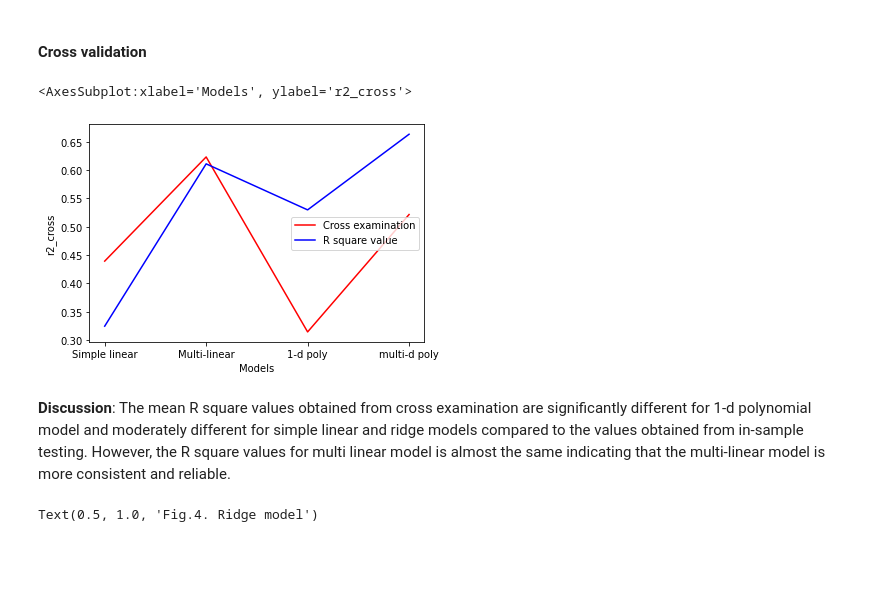
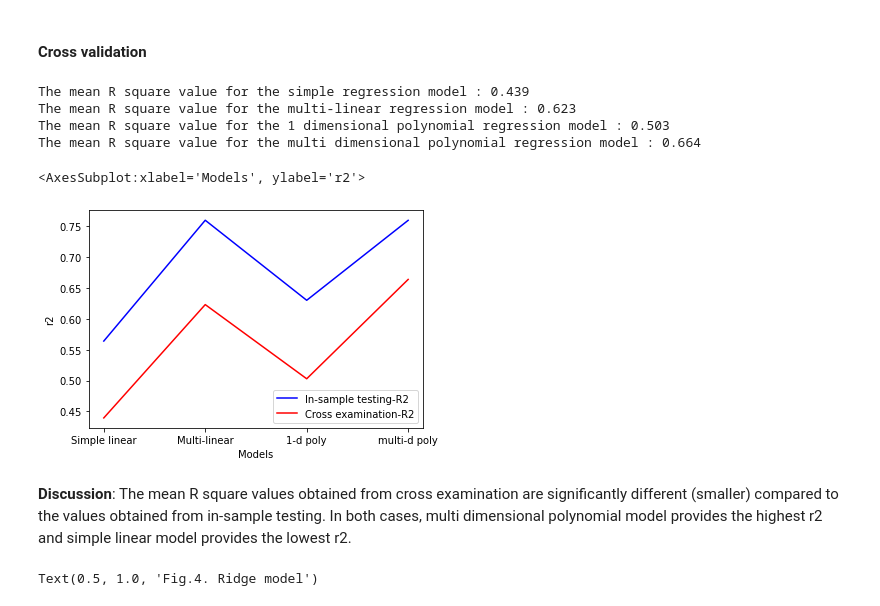
Before and after one commit to Farhad-Davaripour/Step_by_Step_Data_Analysis_Auto_Dataset, a Jupyter notebook: Code_Python.ipynb, the cells around one changed output. Drawn from its saved outputs; the diff is of its cells as text; code cells hidden in the pictures; blank space fills up the shorter version.

```diff
--- a/Code_Python.ipynb
+++ b/Code_Python.ipynb
@@ -655,7 +655,7 @@ Text(0.5, 1.0, 'Distribution plot')
 # before creating the ridge model, let's find the alpha parameter in the Ridge model which leads to the highest R square.
 # R square will be further discussed under the model evaluation section
 alpha=[]
-deg = 3
+deg = 4
 for A in range(-5,5):
     alpha.append(10**A)
 ##
@@ -685,7 +685,7 @@ Text(0, 0.5, 'Mean R-square_test data')
 **Discussion**: The analyses above shows that using the alpha value equal to 10 where the values are normalized leads to the highest R square (0.67). Hence this value is used in the Ridge model.
 # %%
 %%capture --no-display
-deg = 3
+deg = 4
 input_ridge = [('polynomial',PolynomialFeatures(degree=deg)),('model',Ridge(alpha=10, normalize=True))]
 pipe_ridge = Pipeline(input_ridge)
 pipe_ridge.fit(x_train[cor_list],y_train)
@@ -719,3 +719,10 @@ sns.barplot(df_mse['Models'], df_mse['MSE'])
 **Discussion**: The comparison of MSE for 4 regression models indicates that using the ridge multi-dimensional polynomial and multi-linear model lead to the similar and favorable results and the simple linear model has the highest MSE.
 # %% [markdown]
 #### R square (also known as the coefficient of determination)
+# %%
+r2_lr = lm_lr.score(df[['horsepower']],df[['price']])
+r2_lm = lm_mr.score(df[cor_list],df[['price']])
+r2_poly_1d = pipe_poly.score(df[['horsepower']],df[['price']])
+r2_poly_ridge = pipe_ridge.score(df[cor_list],df[['price']])
+df_r2 = pd.DataFrame({'r2':[r2_lr,r2_lm,r2_poly_1d,r2_poly_ridge],'Models':['Simple linear','Multi-linear','1-d poly','multi-d poly']})
+sns.barplot(df_r2['Models'], df_r2['r2'])
@@ -724,30 +734,34 @@ sns.barplot(df_mse['Models'], df_mse['MSE'])
 # %% [markdown]
 #### Cross validation
 # %%
-%%capture --no-display
+# %%capture --no-display
 cv=4
 ## simple regression model
 mean_score_lr= cross_val_score(LinearRegression(), x_data_total[['horsepower']], y_data_total, cv=cv)
 print(f"The mean R square value for the simple regression model : {round(mean_score_lr.mean(),3)}")
 ## multi-linear regression model
-mean_score_mr= cross_val_score(LinearRegression(), x_data_total, y_data_total, cv=cv)
+mean_score_mr= cross_val_score(LinearRegression(), x_data_total[cor_list], y_data_total, cv=cv)
 print(f"The mean R square value for the multi-linear regression model : {round(mean_score_mr.mean(),3)}")
 ## 1 dimensional polynomial regression model
-mean_score_1p= cross_val_score(LinearRegression(), PolynomialFeatures().fit_transform(x_data_total[['horsepower']]), y_data_total, cv=cv)
+mean_score_1p= cross_val_score(LinearRegression(), PolynomialFeatures(degree=4).fit_transform(x_data_total[['horsepower']]), y_data_total, cv=cv)
 print(f"The mean R square value for the 1 dimensional polynomial regression model : {round(mean_score_1p.mean(),3)}")
 ## multi dimensional polynomial regression model
-mean_score_mp_ridge= cross_val_score(Ridge(), PolynomialFeatures().fit_transform(x_data_total[cor_list]), y_data_total, cv=cv)
+mean_score_mp_ridge= cross_val_score(Ridge(alpha=10, normalize=True), PolynomialFeatures(degree=4).fit_transform(x_data_total[cor_list]), y_data_total, cv=cv)
 print(f"The mean R square value for the multi dimensional polynomial regression model : {round(mean_score_mp_ridge.mean(),3)}")
 ##
 df_r2_cross = pd.DataFrame({'r2_cross':[mean_score_lr.mean(),mean_score_mr.mean(),mean_score_1p.mean(),mean_score_mp_ridge.mean()],'Models':['Simple linear','Multi-linear','1-d poly','multi-d poly']})
-sns.lineplot(df_r2_cross['Models'], df_r2_cross['r2_cross'], color='red',label='Cross examination')
-sns.lineplot(df_r2['Models'], df_r2['r2'], color='blue',label='R square value')
+sns.lineplot(df_r2['Models'], df_r2['r2'], color='blue',label='In-sample testing-R2')
+sns.lineplot(df_r2_cross['Models'], df_r2_cross['r2_cross'], color='red',label='Cross examination-R2')
 # plt.legend()
 # %% [output]
-<AxesSubplot:xlabel='Models', ylabel='r2_cross'>
+The mean R square value for the simple regression model : 0.439
+The mean R square value for the multi-linear regression model : 0.623
+The mean R square value for the 1 dimensional polynomial regression model : 0.503
+The mean R square value for the multi dimensional polynomial regression model : 0.664
+<AxesSubplot:xlabel='Models', ylabel='r2'>
-[figure, old version]
+[figure, new version]
 # %% [markdown]
-**Discussion**: The mean R square values obtained from cross examination are significantly different for 1-d polynomial model and moderately different for simple linear and ridge models compared to the values obtained from in-sample testing. However, the R square values for multi linear model is almost the same indicating that the multi-linear model is more consistent and reliable.
+**Discussion**: The mean R square values obtained from cross examination are significantly different (smaller) compared to the values obtained from in-sample testing. In both cases, multi dimensional polynomial model provides the highest r2 and simple linear model provides the lowest r2.
 # %%
 %%capture --no-display
 ##
```
Also changed, not shown: parts of 9 cells of this notebook.
